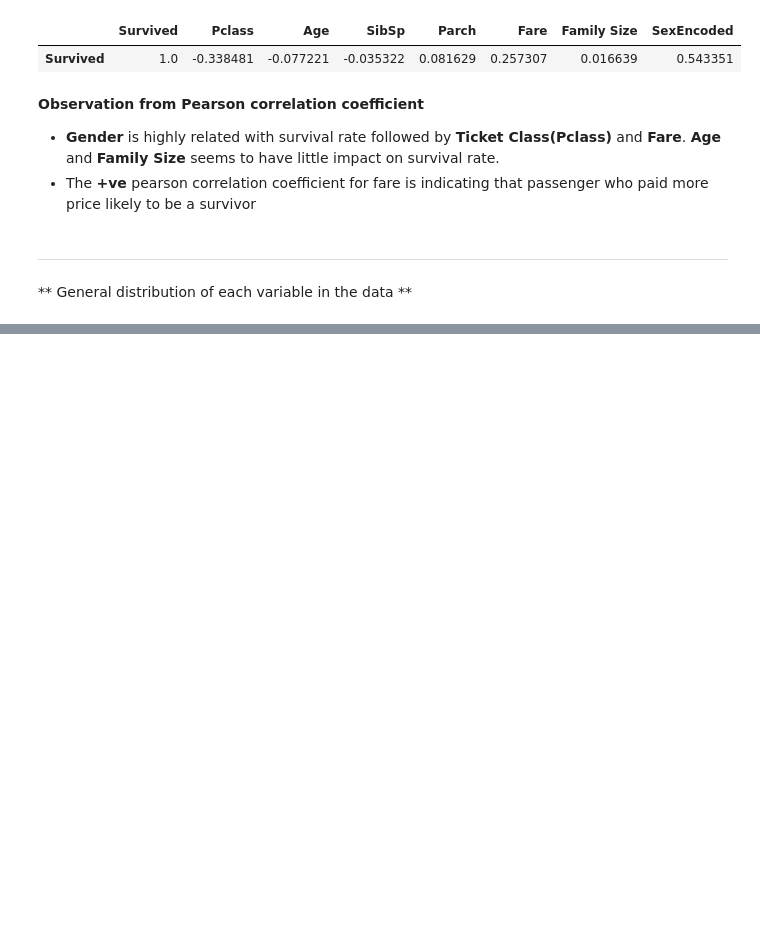
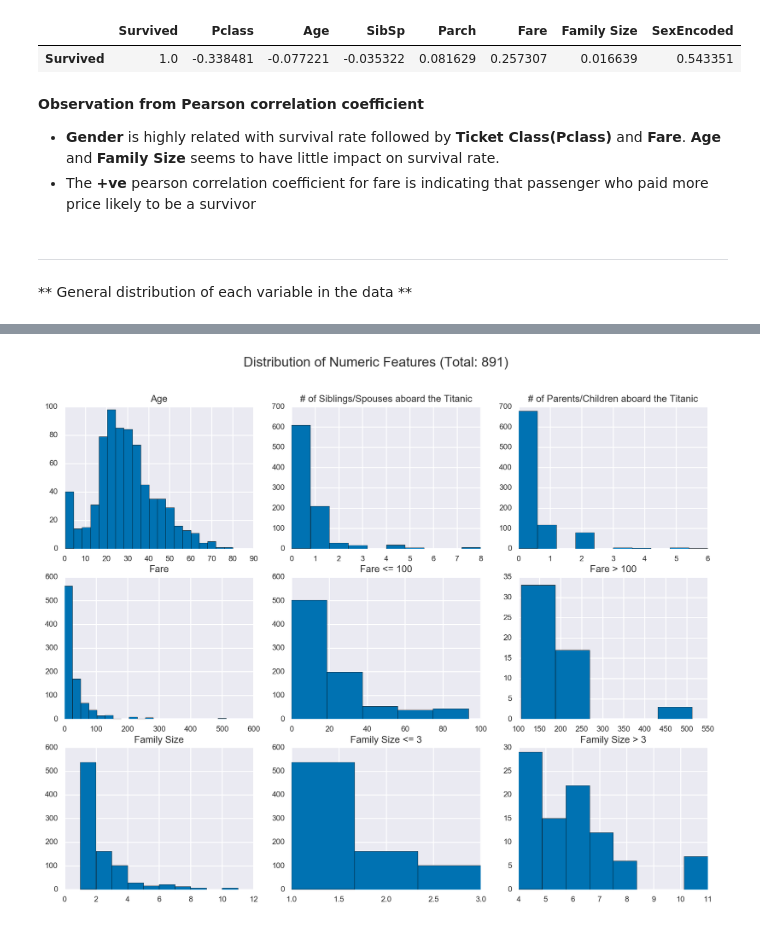
Before and after one commit to shamshad-npti/python-quick-start, a Jupyter notebook: data-analytics/Titanic Dataset - Data Analysis.ipynb, the cells around one changed output, grey strips where cells are left out. Saved outputs shown, nothing was run; the diff lists cells and outputs as text; code cells hidden in the pictures; blank space fills up the shorter version.

```diff
--- a/data-analytics/Titanic Dataset - Data Analysis.ipynb
+++ b/data-analytics/Titanic Dataset - Data Analysis.ipynb
@@ -207,0 +249,30 @@ _ = fig.suptitle("Distribution of Categorical Variables", fontsize=14)
+# %%
+def hist_plot(fig, plot, series, title, bins=10):
+    # add a new sub plot
+    fig.add_subplot(plot)
+
+    # plot histogram
+    sub_plot = series.hist(bins=bins)
+
+    # set title
+    sub_plot.title.set_text(title)
+    sub_plot.title.set_fontsize(10)
+    # reduce font size of the ticks
+    sub_plot.tick_params(axis='both', which='major', labelsize=8)
+
+    return sub_plot
+# %%
+# distribution of numeric features
+fig = pylab.figure(figsize=(12, 9))
+hist_plot(fig, 331, titanic_df.Age, "Age", bins=20)
+hist_plot(fig, 332, titanic_df.SibSp, _h["SibSp"], bins=10)
+hist_plot(fig, 333, titanic_df.Parch, _h["Parch"], bins=10)
+hist_plot(fig, 334, titanic_df.Fare, "Fare", bins=20)
+hist_plot(fig, 335, titanic_df[titanic_df.Fare <= 100].Fare, "Fare <= 100", bins=5)
+hist_plot(fig, 336, titanic_df[titanic_df.Fare > 100].Fare, "Fare > 100", bins=5)
+hist_plot(fig, 337, titanic_df["Family Size"], "Family Size", bins=10)
+hist_plot(fig, 338, titanic_df[titanic_df["Family Size"] <= 3]["Family Size"], "Family Size <= 3", bins=3)
+hist_plot(fig, 339, titanic_df[titanic_df["Family Size"] > 3]["Family Size"], "Family Size > 3", bins=8)
+_ = fig.suptitle("Distribution of Numeric Features (Total: %d)" % titanic_df.shape[0], fontsize=14)
+# %% [output]
+[figure, added]
```
Also changed, not shown: parts of 5 cells of this notebook, 2 other files.
